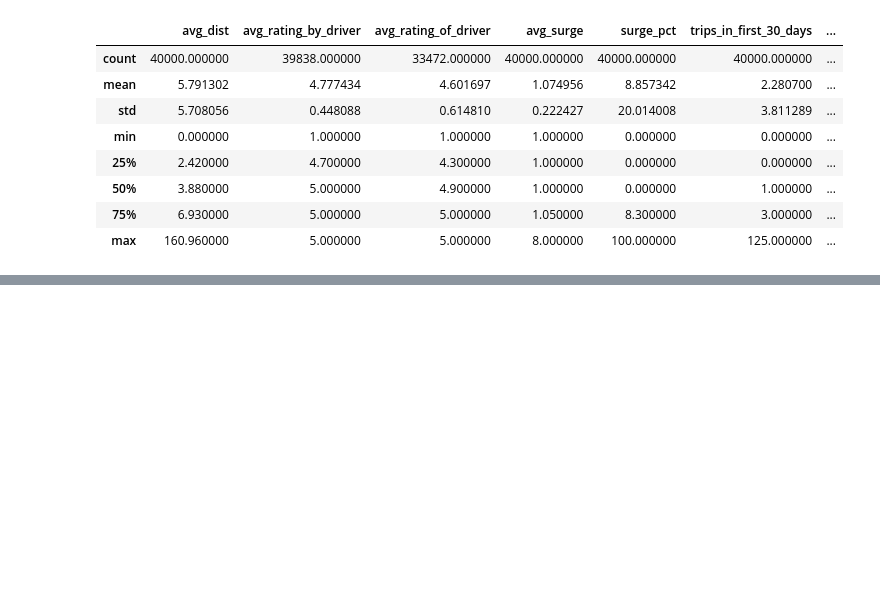
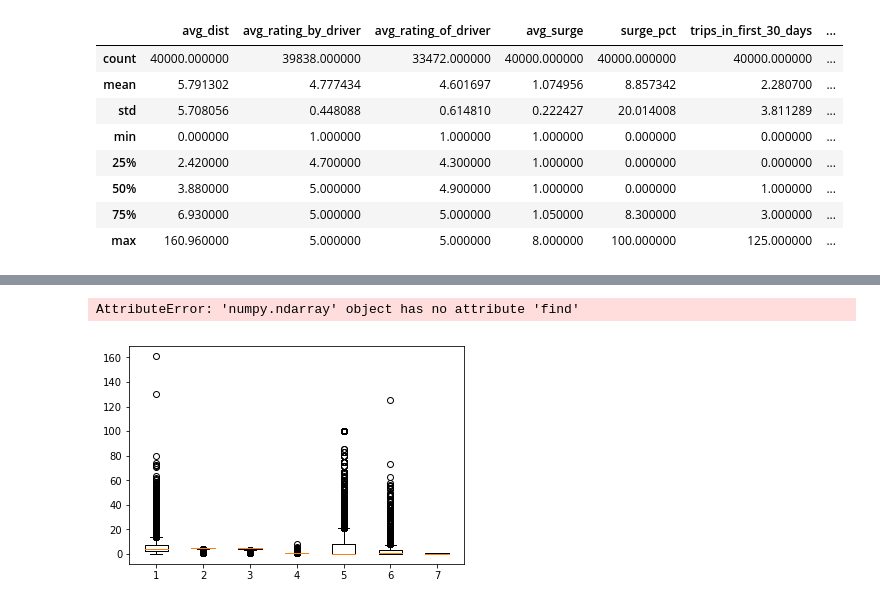
Before and after one commit to programng/churn-case-study, a Jupyter notebook: eda/eda_ng.ipynb, the cells around one changed output, grey strips where cells are left out. Saved outputs shown, nothing was run; the diff lists cells and outputs as text; code cells hidden in the pictures; blank space fills up the shorter version.

```diff
--- a/eda/eda_ng.ipynb
+++ b/eda/eda_ng.ipynb
@@ -44,0 +119,5 @@ train.describe()
+# %%
+train.boxplot()
+# %% [output]
+AttributeError: 'numpy.ndarray' object has no attribute 'find'
+[figure, added]
```
Also changed, not shown: parts of 11 cells of this notebook.
